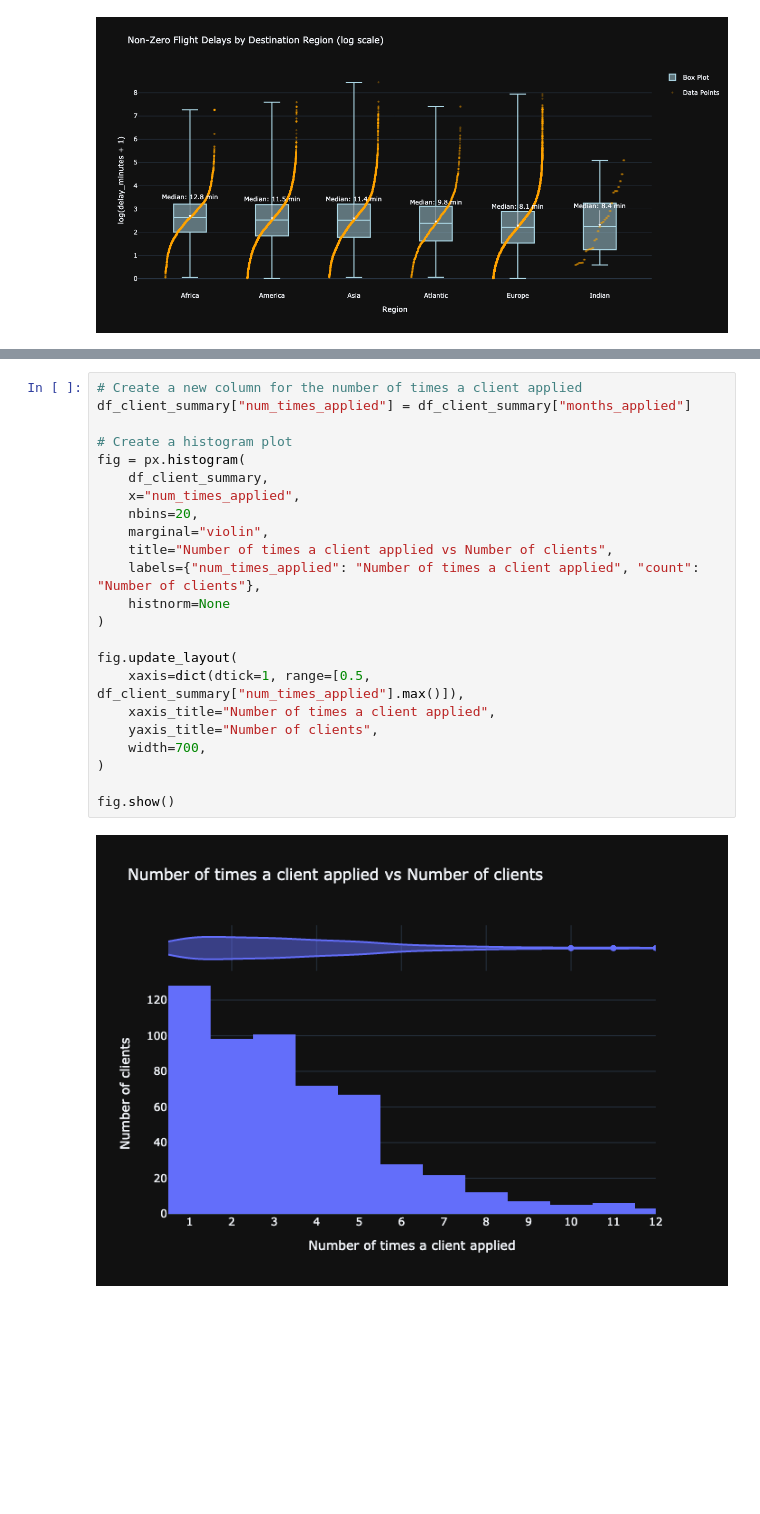
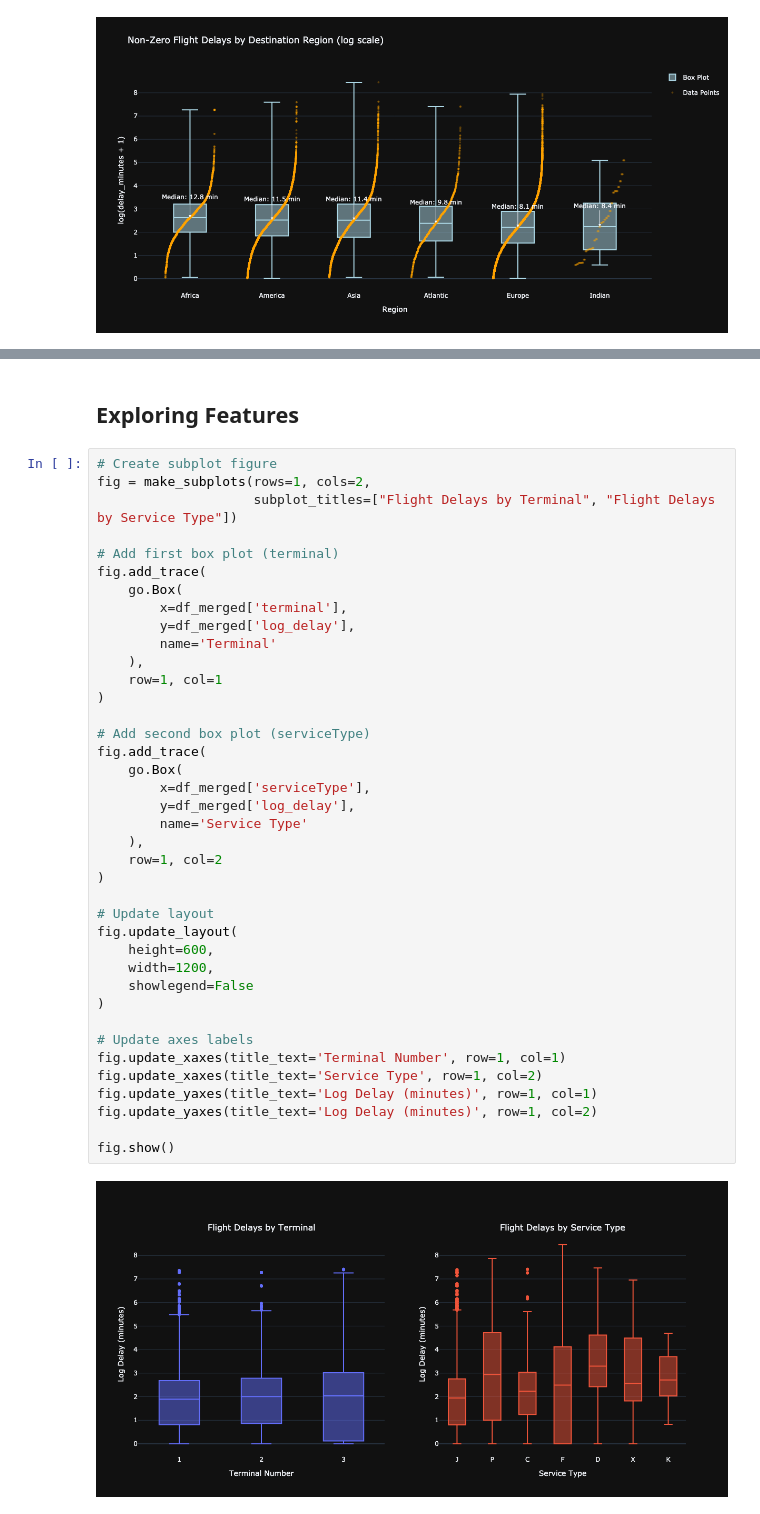
Before and after one commit to vvaibhav08/flight_delays_prediction, a Jupyter notebook: notebooks/EDA.ipynb, the cells around one changed output, grey strips where cells are left out. Saved outputs shown, nothing was run; the diff lists cells and outputs as text; blank space fills up the shorter version.

```diff
--- a/notebooks/EDA.ipynb
+++ b/notebooks/EDA.ipynb
@@ -342,25 +294,43 @@ fig.show()
-# %%
-# Create a new column for the number of times a client applied
-df_client_summary["num_times_applied"] = df_client_summary["months_applied"]
-
-# Create a histogram plot
-fig = px.histogram(
-    df_client_summary,
-    x="num_times_applied",
-    nbins=20,
-    marginal="violin",
-    title="Number of times a client applied vs Number of clients",
-    labels={"num_times_applied": "Number of times a client applied", "count": "Number of clients"},
-    histnorm=None
-)
-
-fig.update_layout(
-    xaxis=dict(dtick=1, range=[0.5, df_client_summary["num_times_applied"].max()]),
-    xaxis_title="Number of times a client applied",
-    yaxis_title="Number of clients",
-    width=700,
-)
-
-fig.show()
-# %% [output]
-[figure, removed]
+# %% [markdown]
+## Exploring Features
+# %%
+# Create subplot figure
+fig = make_subplots(rows=1, cols=2,
+                    subplot_titles=["Flight Delays by Terminal", "Flight Delays by Service Type"])
+
+# Add first box plot (terminal)
+fig.add_trace(
+    go.Box(
+        x=df_merged['terminal'],
+        y=df_merged['log_delay'],
+        name='Terminal'
+    ),
+    row=1, col=1
+)
+
+# Add second box plot (serviceType)
+fig.add_trace(
+    go.Box(
+        x=df_merged['serviceType'],
+        y=df_merged['log_delay'],
+        name='Service Type'
+    ),
+    row=1, col=2
+)
+
+# Update layout
+fig.update_layout(
+    height=600,
+    width=1200,
+    showlegend=False
+)
+
+# Update axes labels
+fig.update_xaxes(title_text='Terminal Number', row=1, col=1)
+fig.update_xaxes(title_text='Service Type', row=1, col=2)
+fig.update_yaxes(title_text='Log Delay (minutes)', row=1, col=1)
+fig.update_yaxes(title_text='Log Delay (minutes)', row=1, col=2)
+
+fig.show()
+# %% [output]
+[figure, added]
```
Also changed, not shown: parts of 26 cells of this notebook.
